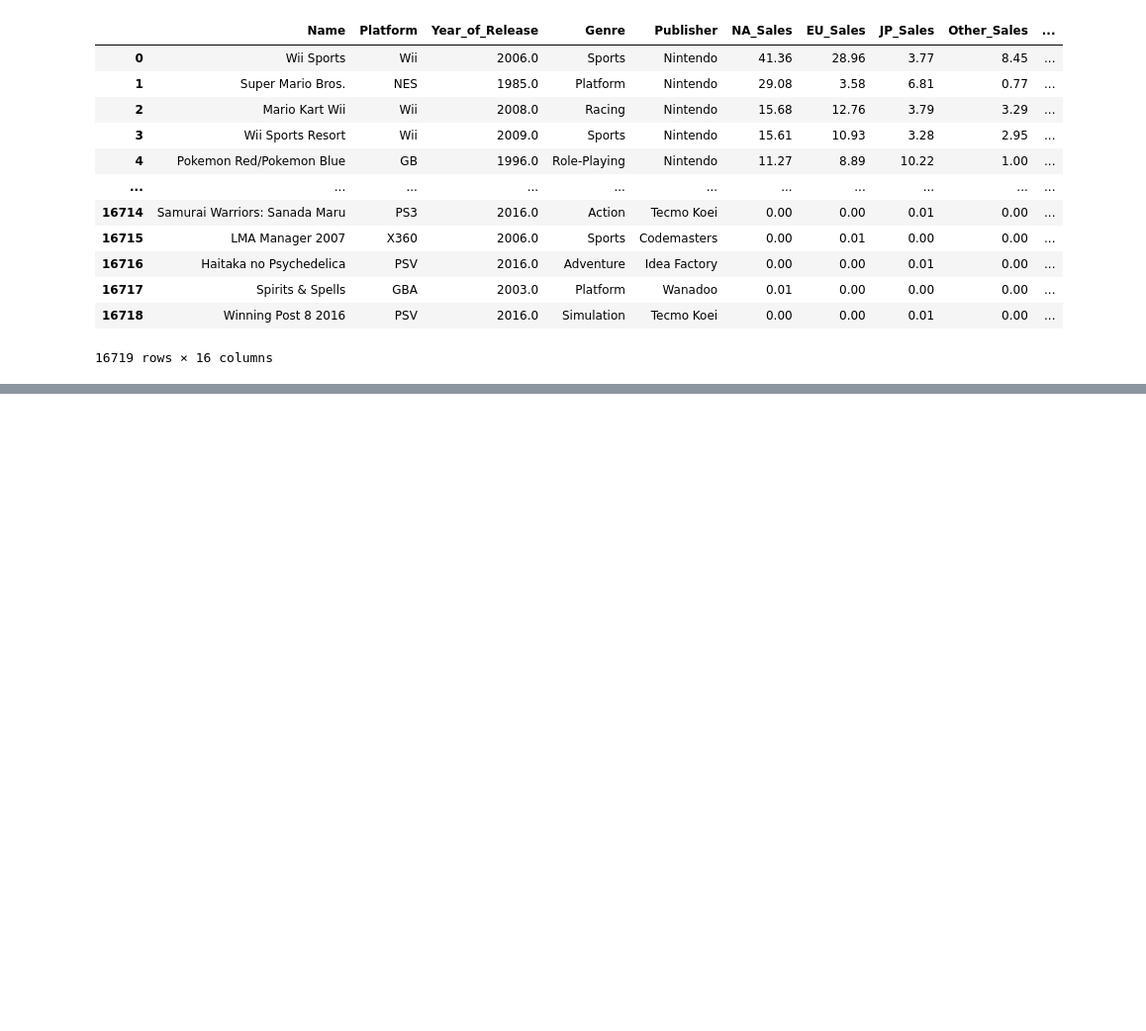
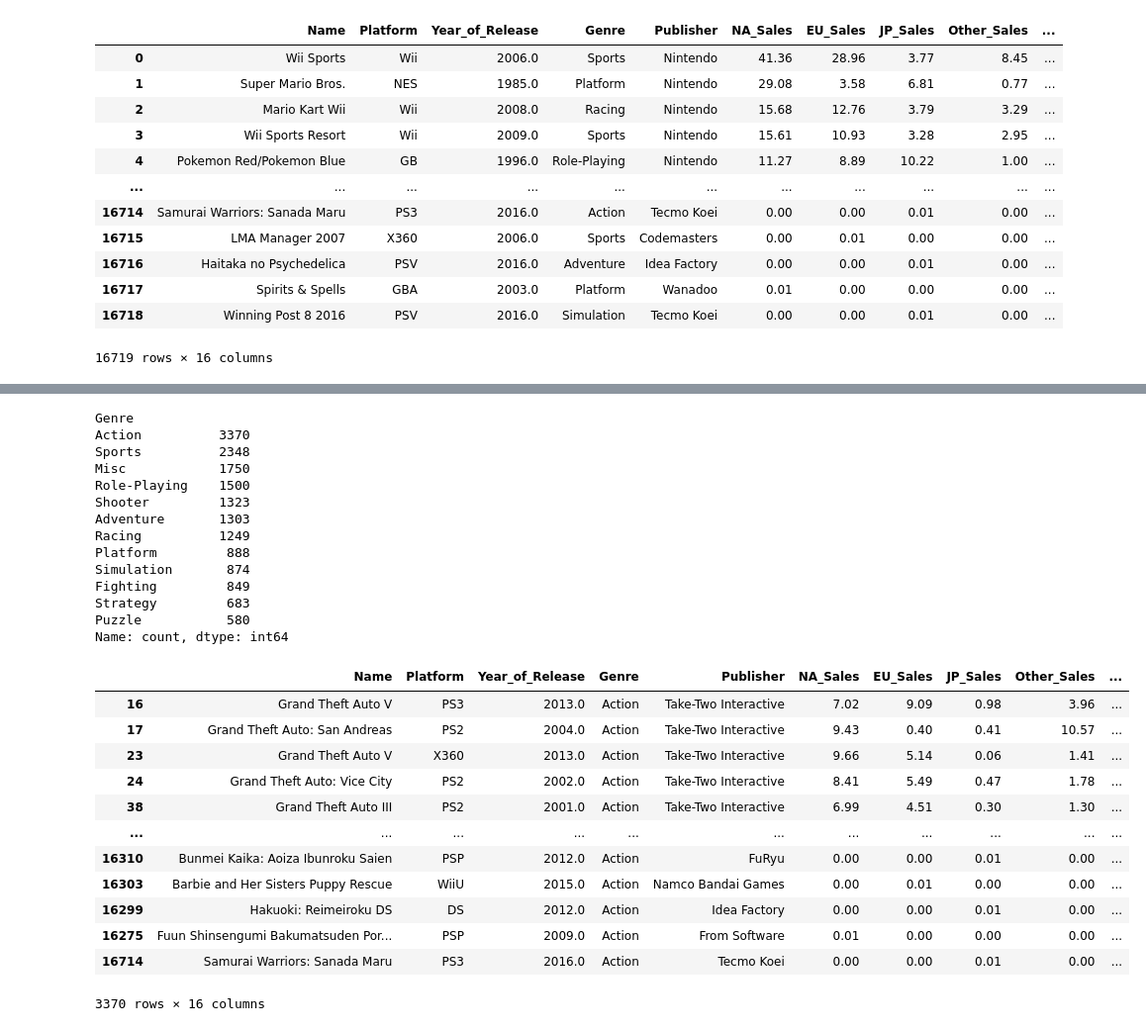
Before and after one commit to JamesWillems/dataset_video_game, a Jupyter notebook: video_game_kirsten.ipynb, the cells around one changed output, grey strips where cells are left out. Shown at 99% size. Drawn from its saved outputs; the diff is of its cells as text; code cells hidden in the pictures; blank space fills up the shorter version.

```diff
--- a/video_game_kirsten.ipynb
+++ b/video_game_kirsten.ipynb
@@ -27,0 +149,34 @@ In the different columns we have:
+# %%
+#check the which genre is the most popular
+print(videogame_df['Genre'].value_counts())
+
+#check the best selling action game
+videogame_df.loc[videogame_df['Genre'] == 'Action'].sort_values('Global_Sales', ascending=False)
+# %% [output]
+Genre
+Action          3370
+Sports          2348
+Misc            1750
+Role-Playing    1500
+Shooter         1323
+Adventure       1303
+Racing          1249
+Platform         888
+Simulation       874
+Fighting         849
+Strategy         683
+Puzzle           580
+Name: count, dtype: int64
+|  | Name | Platform | Year_of_Release | Genre | Publisher | NA_Sales | EU_Sales | JP_Sales | Other_Sales | ... |
+| 16 | Grand Theft Auto V | PS3 | 2013.0 | Action | Take-Two Interactive | 7.02 | 9.09 | 0.98 | 3.96 | ... |
+| 17 | Grand Theft Auto: San Andreas | PS2 | 2004.0 | Action | Take-Two Interactive | 9.43 | 0.40 | 0.41 | 10.57 | ... |
+| 23 | Grand Theft Auto V | X360 | 2013.0 | Action | Take-Two Interactive | 9.66 | 5.14 | 0.06 | 1.41 | ... |
+| 24 | Grand Theft Auto: Vice City | PS2 | 2002.0 | Action | Take-Two Interactive | 8.41 | 5.49 | 0.47 | 1.78 | ... |
+| 38 | Grand Theft Auto III | PS2 | 2001.0 | Action | Take-Two Interactive | 6.99 | 4.51 | 0.30 | 1.30 | ... |
+| ... | ... | ... | ... | ... | ... | ... | ... | ... | ... | ... |
+| 16310 | Bunmei Kaika: Aoiza Ibunroku Saien | PSP | 2012.0 | Action | FuRyu | 0.00 | 0.00 | 0.01 | 0.00 | ... |
+| 16303 | Barbie and Her Sisters Puppy Rescue | WiiU | 2015.0 | Action | Namco Bandai Games | 0.00 | 0.01 | 0.00 | 0.00 | ... |
+| 16299 | Hakuoki: Reimeiroku DS | DS | 2012.0 | Action | Idea Factory | 0.00 | 0.00 | 0.01 | 0.00 | ... |
+| 16275 | Fuun Shinsengumi Bakumatsuden Por... | PSP | 2009.0 | Action | From Software | 0.01 | 0.00 | 0.00 | 0.00 | ... |
+| 16714 | Samurai Warriors: Sanada Maru | PS3 | 2016.0 | Action | Tecmo Koei | 0.00 | 0.00 | 0.01 | 0.00 | ... |
+3370 rows × 16 columns
```
Also changed, not shown: parts of 14 cells of this notebook.
